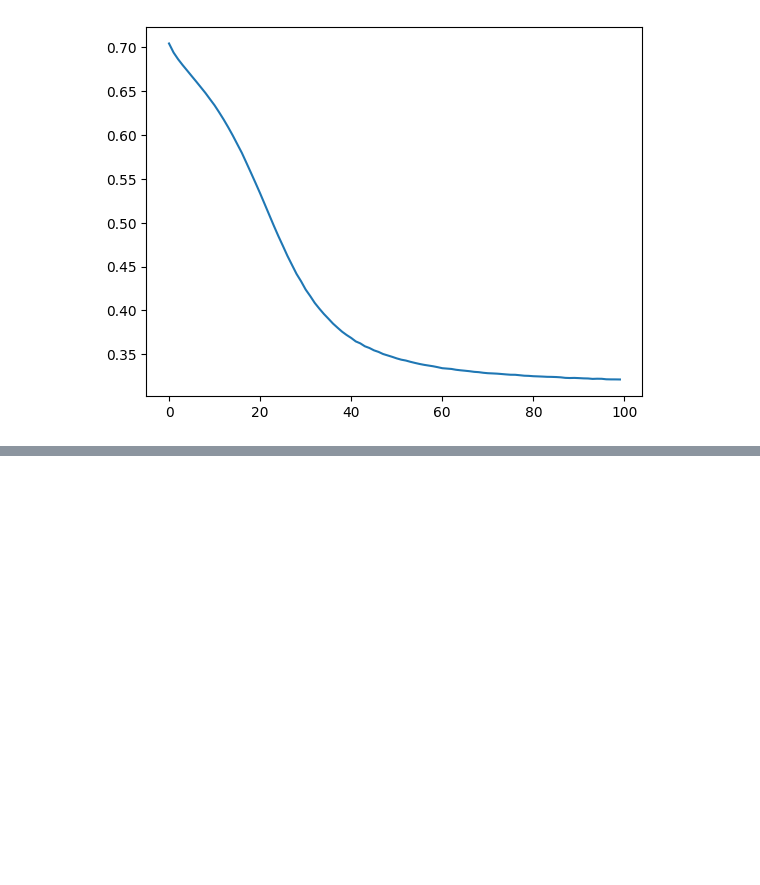
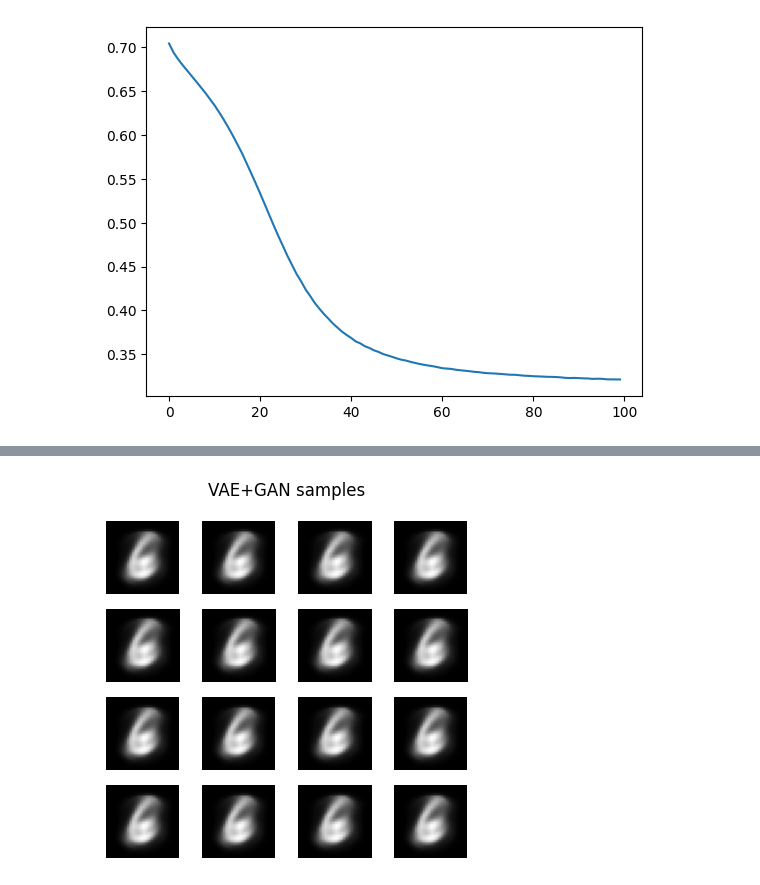
Before and after one commit to Kulakov-Nikita/neural-networks-using-CuPy, a Jupyter notebook: main_vae_gan.ipynb, the cells around one changed output, grey strips where cells are left out. Cells and saved outputs as stored; diff of their text form; code cells hidden in the pictures; blank space fills up the shorter version.

```diff
--- a/main_vae_gan.ipynb
+++ b/main_vae_gan.ipynb
@@ -66,0 +70,7 @@ plt.show()
+# %%
+vae_gan, disc_gan, loss_vae_gan = train_vae_gan(
+        train_X, train_labels,
+        latent_dim=LATENT_DIM, epochs=100, batch_size=128,
+        lr_vae=0.1, lr_d=0.001,
+        lambda_gan=0.1, conditional=False, l2=0.1
+    )
@@ -66,0 +95,5 @@ plt.show()
+# %%
+samples_gan = vae_gan.sample(num_samples=16)
+plot_samples(samples_gan, "VAE+GAN samples")
+# %% [output]
+[figure, added]
```
Also changed, not shown: parts of 6 cells of this notebook, 1 other file.
